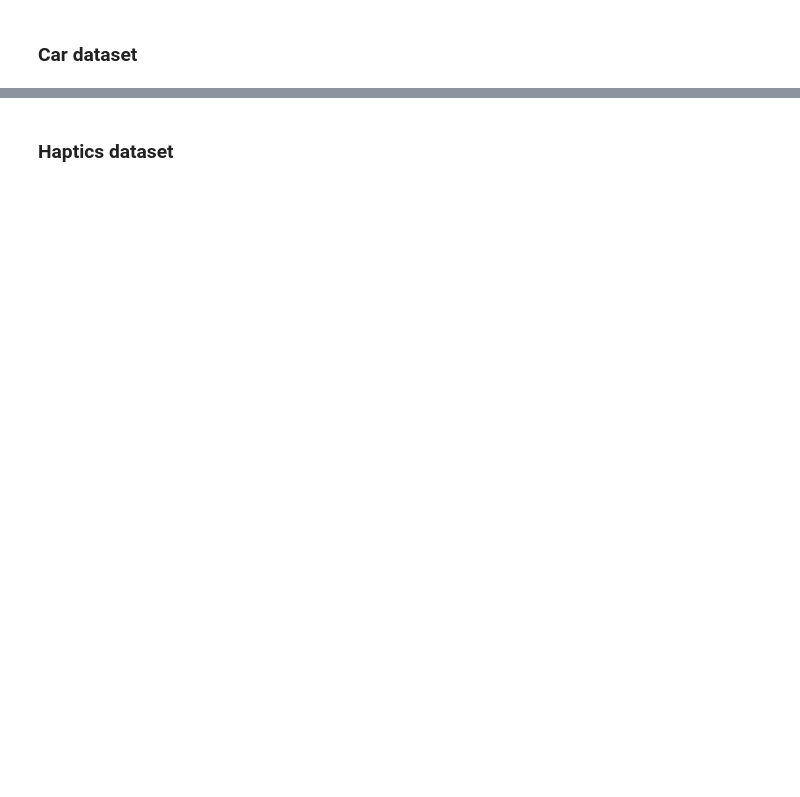
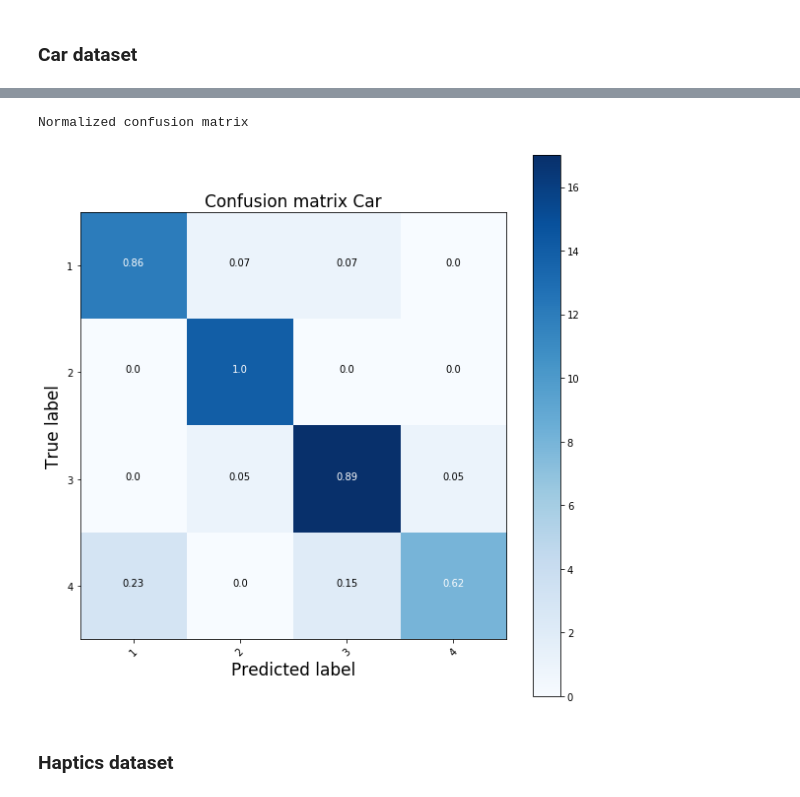
Before and after one commit to frmunozz/irregular-bag-of-pattern, a Jupyter notebook: notebooks/bagOfPatternsFeature.ipynb, the cells around one changed output, grey strips where cells are left out. Cells and saved outputs as stored; diff of their text form; code cells hidden in the pictures; blank space fills up the shorter version.

```diff
--- a/notebooks/bagOfPatternsFeature.ipynb
+++ b/notebooks/bagOfPatternsFeature.ipynb
@@ -391,0 +467,7 @@ classify with best tf-idf and wd: 6 , wl: 0.85 -> cv_acc: 0.833 , acc: 0.483
+# %%
+%%time
+top_n = 50
+# main_test_ucr_p2(bopf1, bopf_t1, output_dict1, top_n)
+acc1, s_index1, pred_labels1, real_labels1, output_dict1, _type1, info = bopf_best_classifier(bopf1, bopf_t1,
+                                                                                   output_dict1,
+                                                                                   top_n)
@@ -392,3 +492,11 @@ classify with best tf-idf and wd: 6 , wl: 0.85 -> cv_acc: 0.833 , acc: 0.483
+# %%
+cnf_matrix = confusion_matrix(real_labels1, pred_labels1)
+fig = plt.figure(figsize=(8, 8))
+plot_confusion_matrix(cnf_matrix, classes=bopf1.tlabel, normalize=True,
+                      title='Confusion matrix Car')
+# %% [output]
+Normalized confusion matrix
+[figure, added]
 # %% [markdown]
 ### Haptics dataset
 # %%
```
Also changed, not shown: parts of 48 cells of this notebook, 1 other file.
